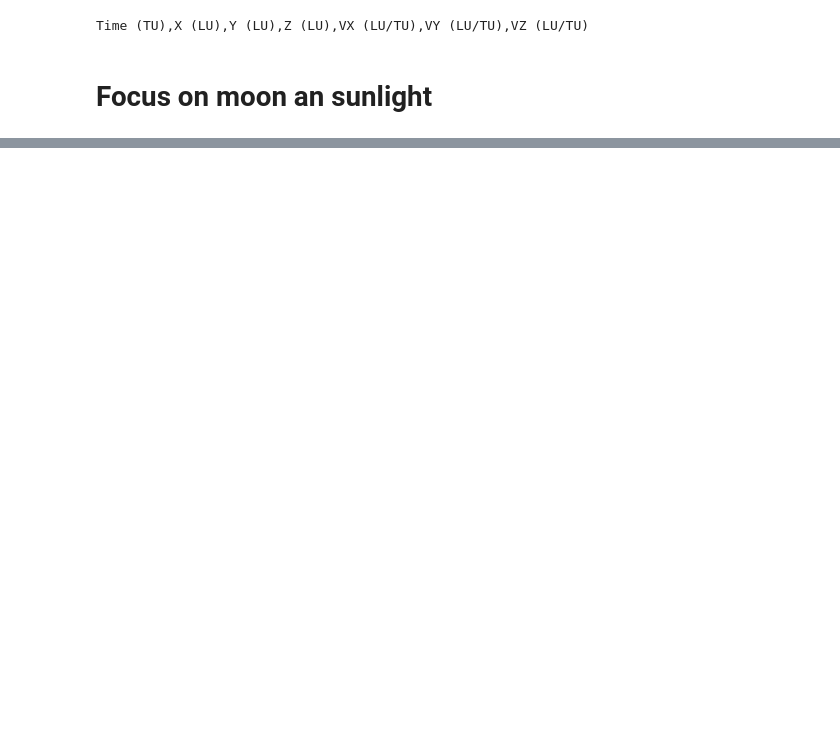
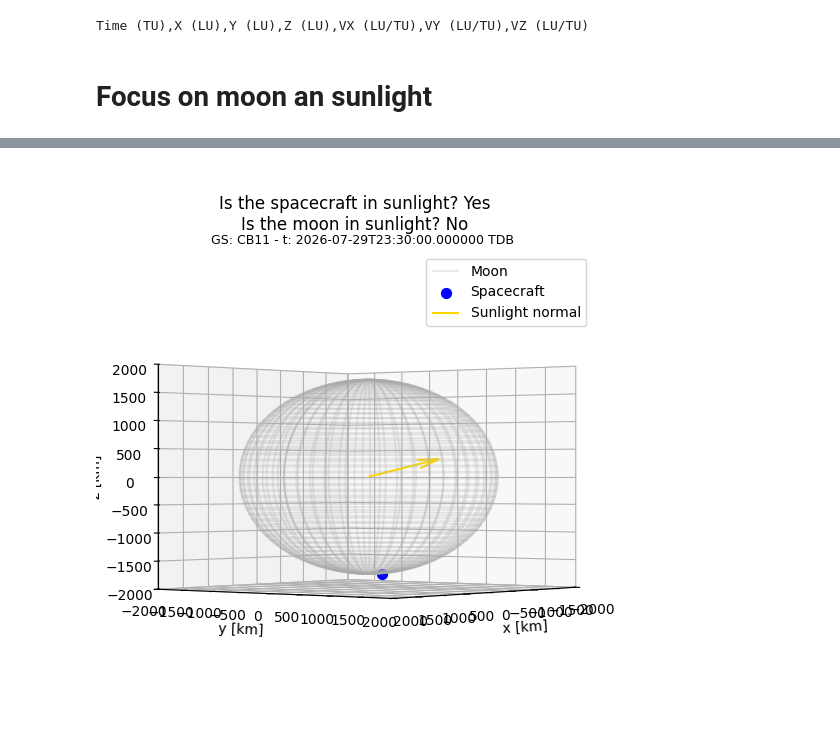
Before and after one commit to mani-sat/GODOTWork, a Jupyter notebook: sun_plane_plots.ipynb, the cells around one changed output, grey strips where cells are left out. Saved outputs shown, nothing was run; the diff lists cells and outputs as text; code cells hidden in the pictures; blank space fills up the shorter version.

```diff
--- a/sun_plane_plots.ipynb
+++ b/sun_plane_plots.ipynb
@@ -97,0 +86,6 @@ check_sun_plane(godotHandler,t,'lunar_eclipse')
+# %%
+# t = godot.core.tempo.Epoch('2026-04-02T01:00:00 TDB')
+t = godot.core.tempo.Epoch('2026-07-29T23:30:00.000000 TDB')
+check_sun_plane(godotHandler,t,'spacecraft_in_sunlight', 0.0, 0.0)
+# %% [output]
+[figure, added]
```
Also changed, not shown: parts of 4 cells of this notebook, 5 other files.
